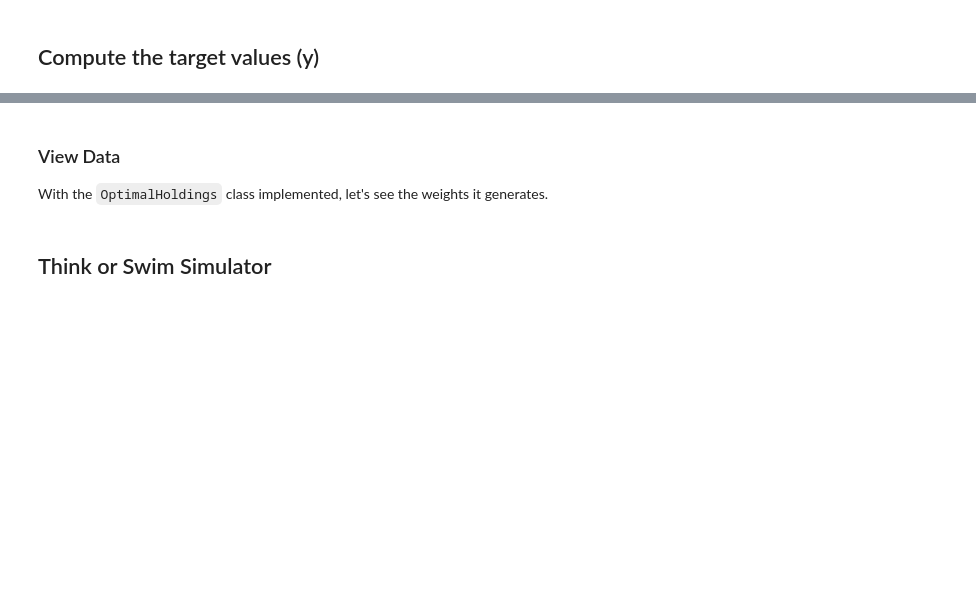
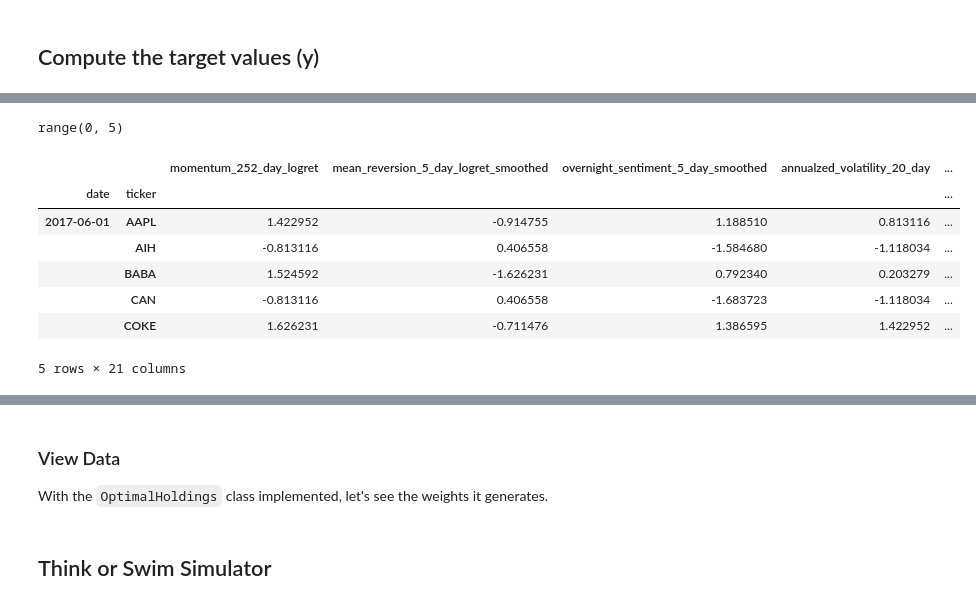
Before and after one commit to nmaiorana/svi-trading-tools, a Jupyter notebook: portfolio_analysis_ml.ipynb, the cells around one changed output, grey strips where cells are left out. Cells and saved outputs as stored; diff of their text form; code cells hidden in the pictures; blank space fills up the shorter version.

```diff
--- a/portfolio_analysis_ml.ipynb
+++ b/portfolio_analysis_ml.ipynb
@@ -281,0 +304,4 @@ all_factors.head()
+# %%
+range(0,5)
+# %% [output]
+range(0, 5)
@@ -281,0 +310,14 @@ all_factors.head()
+# %%
+all_factors = pd.read_csv('data/factor_features_data.csv')
+all_factors.set_index(['date', 'ticker'], inplace=True)
+all_factors.sort_index(inplace=True)
+all_factors.head()
+# %% [output]
+|  |  | momentum_252_day_logret | mean_reversion_5_day_logret_smoothed | overnight_sentiment_5_day_smoothed | annualzed_volatility_20_day | ... |
+| date | ticker |  |  |  |  | ... |
+| 2017-06-01 | AAPL | 1.422952 | -0.914755 | 1.188510 | 0.813116 | ... |
+|  | AIH | -0.813116 | 0.406558 | -1.584680 | -1.118034 | ... |
+|  | BABA | 1.524592 | -1.626231 | 0.792340 | 0.203279 | ... |
+|  | CAN | -0.813116 | 0.406558 | -1.683723 | -1.118034 | ... |
+|  | COKE | 1.626231 | -0.711476 | 1.386595 | 1.422952 | ... |
+5 rows × 21 columns
```
Also changed, not shown: parts of 17 cells of this notebook, 2 other files.
